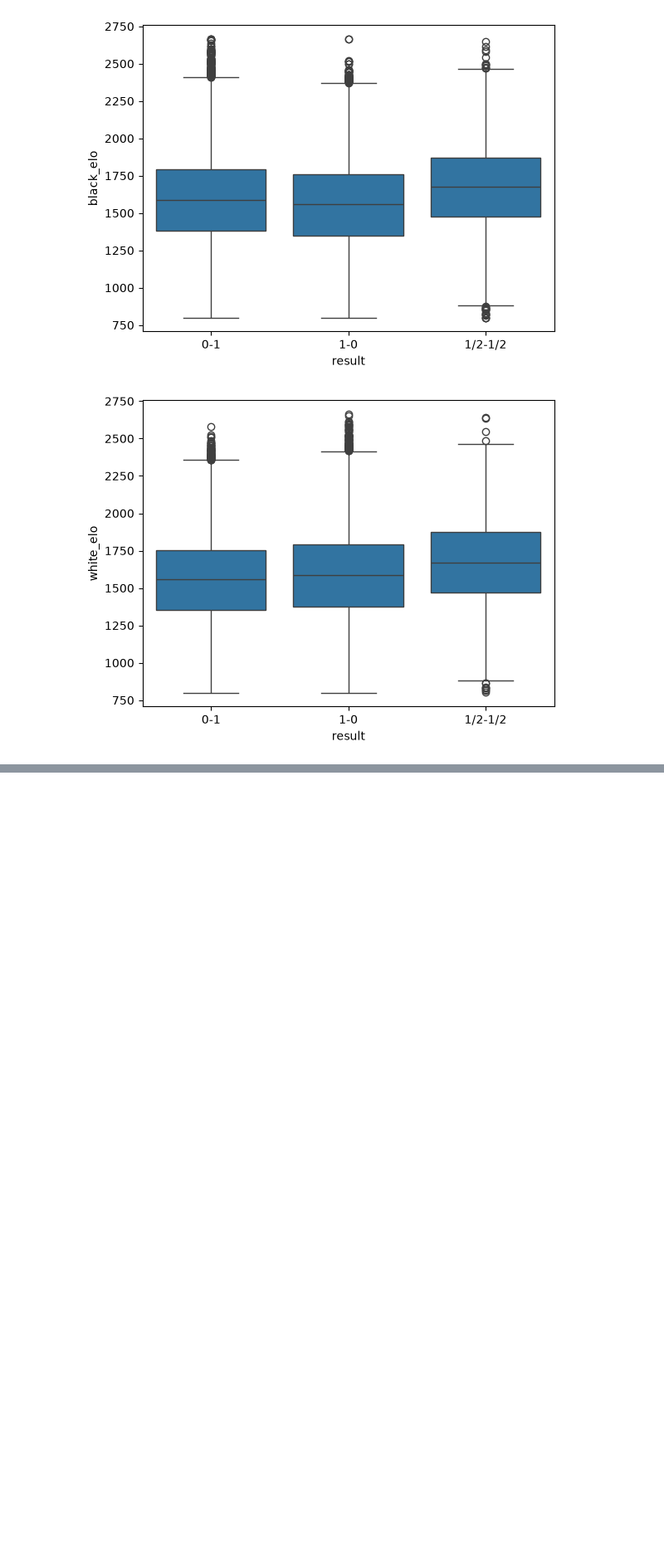
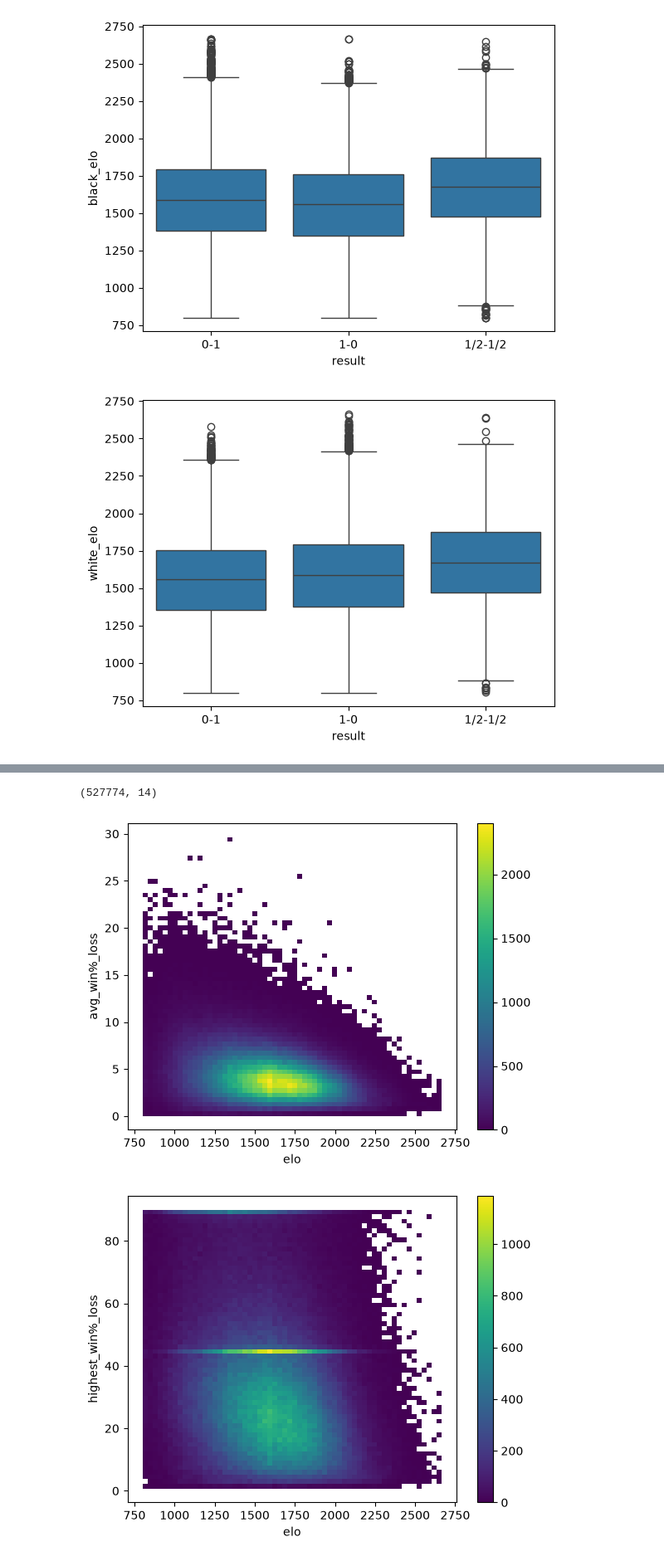
Before and after one commit to javierdp04/elo-predictor, a Jupyter notebook: src/EDA/postcleaning.ipynb, the cells around one changed output, grey strips where cells are left out. Shown at 83% size. Cells and saved outputs as stored; diff of their text form; code cells hidden in the pictures; blank space fills up the shorter version.

```diff
--- a/src/EDA/postcleaning.ipynb
+++ b/src/EDA/postcleaning.ipynb
@@ -181,7 +205,7 @@ Are there outliers?: True
 # %%
 COLS = ['white_elo', 'black_elo']
 for col in COLS:
-    rho, p = spearmanr(X_train_games['num_plies'], y_train['white_elo'])
+    rho, p = spearmanr(X_train_games['num_plies'], y_train[col])
     print(f"rho={rho:.3f}, p={p:.2e}")
     sns.scatterplot(data=X_train_games, x=y_train[col], y='num_plies', alpha=0.2, s=5)
     plt.show()
@@ -208,3 +232,5 @@ plt.show()
 # %% [output]
 [figure]
 [figure]
+# %%
+g = build_features_dataframe(cleaned_moves_data, cleaned_games_data)
@@ -210,0 +248,13 @@ plt.show()
+# %%
+g.shape
+# %% [output]
+(527774, 14)
+# %%
+Y_TO_PLOT = ['avg_win%_loss', 'highest_win%_loss']
+
+for col in Y_TO_PLOT:
+    sns.histplot(data=g, x='elo', y=col, bins=60, cbar=True, cmap='viridis')
+    plt.show()
+# %% [output]
+[figure, added]
+[figure, added]
```
Also changed, not shown: parts of 11 cells of this notebook, 3 other files.
